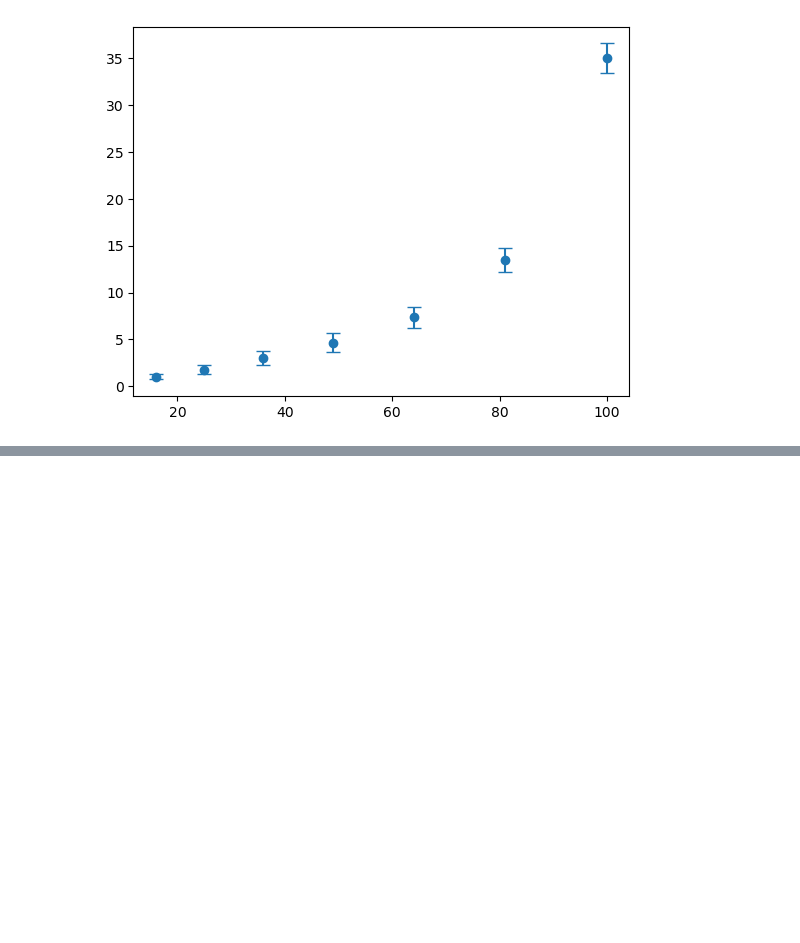
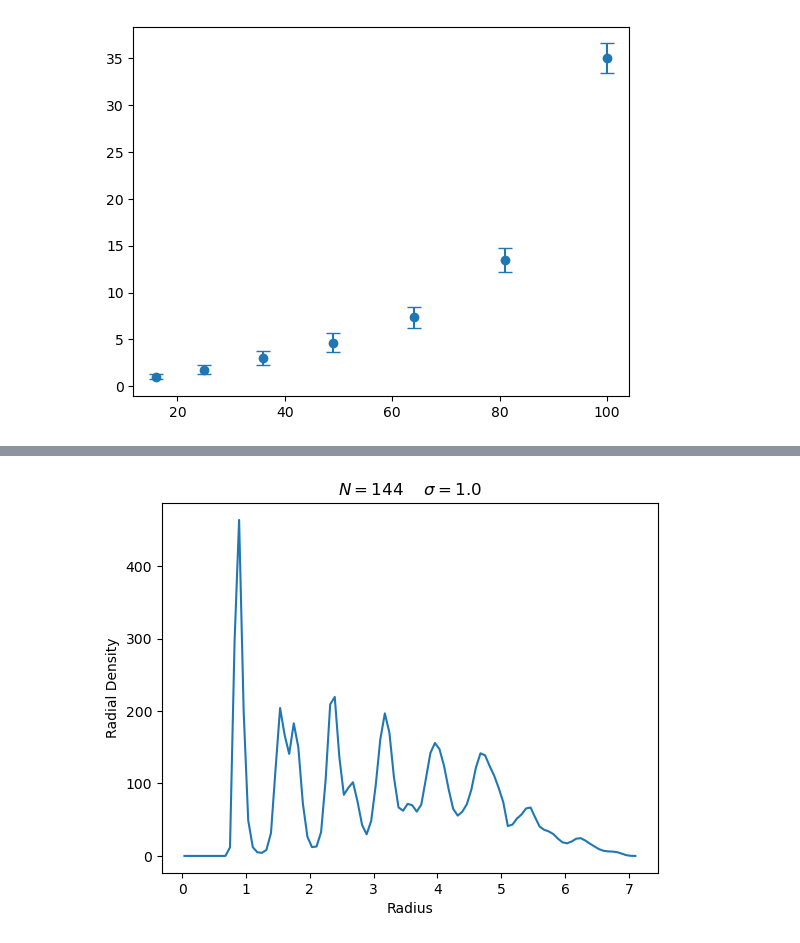
Before and after one commit to pjeong3120/md_engine, a Jupyter notebook: plots.ipynb, the cells around one changed output, grey strips where cells are left out. Saved outputs shown, nothing was run; the diff lists cells and outputs as text; code cells hidden in the pictures; blank space fills up the shorter version.

```diff
--- a/plots.ipynb
+++ b/plots.ipynb
@@ -130,0 +147,16 @@ plt.show()
+# %%
+job_dir = f'./runs/density_screens/N={N}'
+with open(os.path.join(job_dir, 'data.pkl'), 'rb') as f:
+    data = pickle.load(f)
+r = data['r'][800:1000] # Chooose 100 times points after the system is well equilibrated
+unit_cell = data['unit_cell']
+bin_centers, bin_heights = normalized_radial_density_function(r, unit_cell, num_bins=100)
+
+plt.plot(bin_centers, bin_heights)
+plt.title(r'$N = 144$    $\sigma = 1.0$')
+plt.ylabel('Radial Density')
+plt.yticks()
+plt.xlabel('Radius')
+plt.show()
+# %% [output]
+[figure, added]
```
Also changed, not shown: parts of 6 cells of this notebook, 2 other files.
